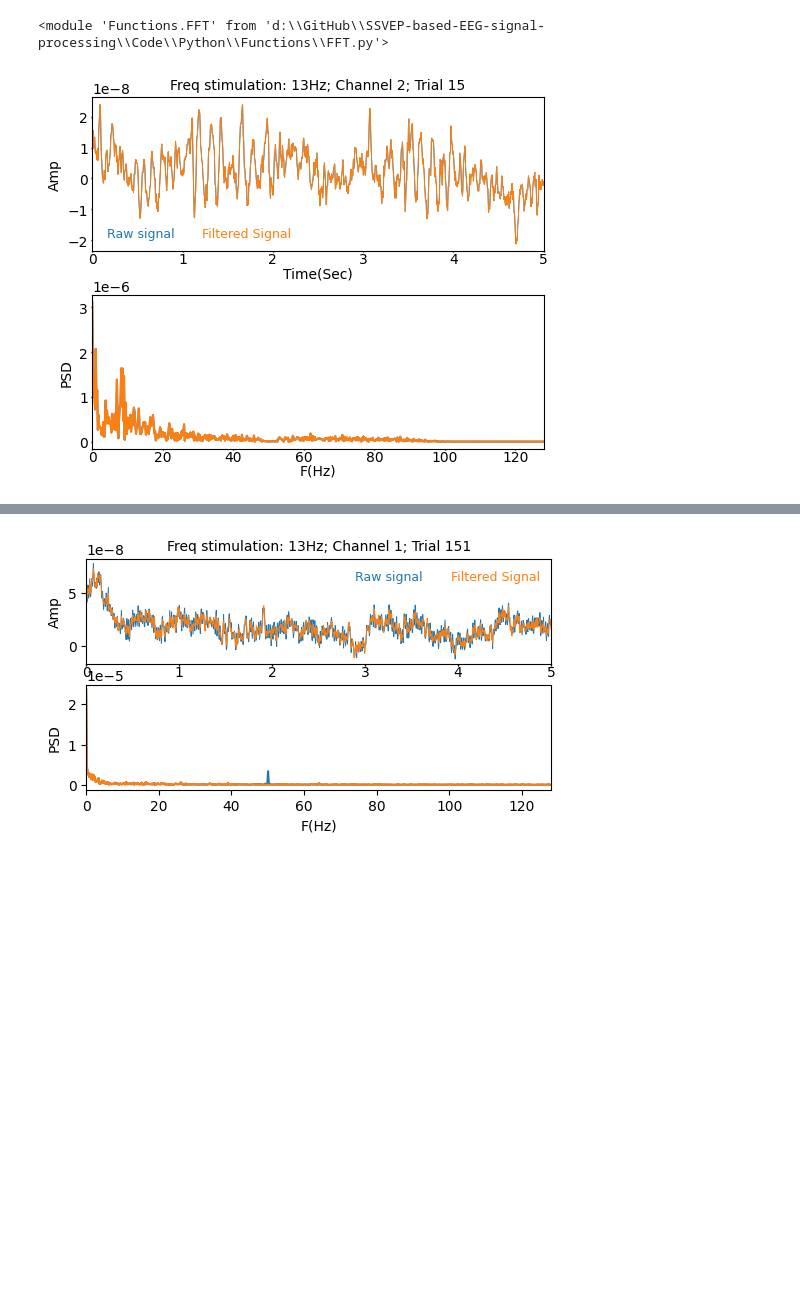
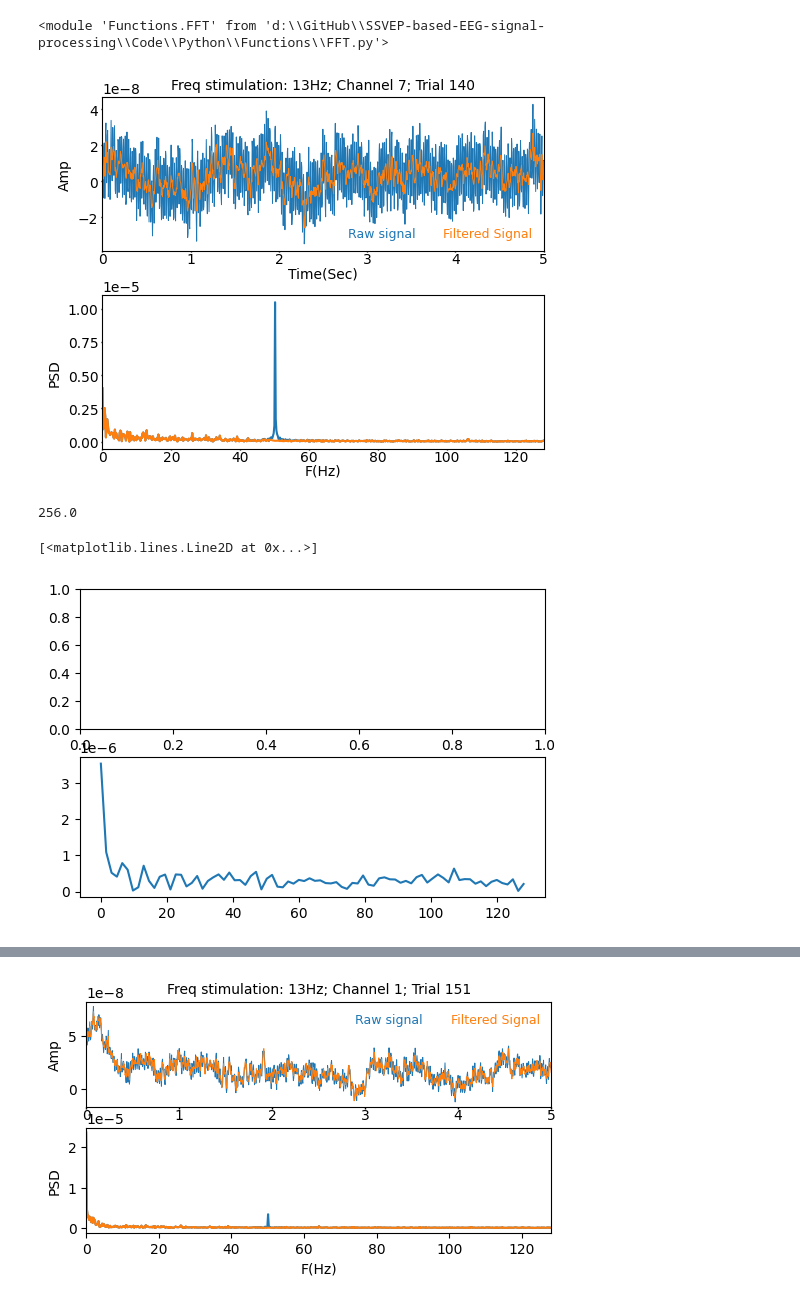
Before and after one commit to RezaSaadatyar/SSVEP-based-EEG-signal-processing, a Jupyter notebook: Code/Python/SSVEP.ipynb, the cells around one changed output, grey strips where cells are left out. Drawn from its saved outputs; the diff is of its cells as text; code cells hidden in the pictures; blank space fills up the shorter version.

```diff
--- a/Code/Python/SSVEP.ipynb
+++ b/Code/Python/SSVEP.ipynb
@@ -183,9 +186,45 @@ reload(FFT)
 # %% [output]
 <module 'Functions.FFT' from 'd:\\GitHub\\SSVEP-based-EEG-signal-processing\\Code\\Python\\Functions\\FFT.py'>
 # %%
-trial = 15      # for data with shape (samples, channels, trials)
-channel = 2
+trial = 140     # for data with shape (samples, channels, trials)
+channel = 7
 title = f"Freq stimulation: {13}Hz; Channel {channel}; Trial {trial}"
 FFT.fft(data1, data_filtered, fs, channel, trial, title, size_fig=[5, 4])
 # %% [output]
-[figure, old version]
+[figure, new version]
+# %%
+data = data1
+data_filtered = np.zeros((160, 8, 1280))
+# %%
+fs
+# %% [output]
+256.0
+# %%
+from scipy import signal
+notch_freq = 50      # Frequency to be removed from signal (Hz)
+quality_factor = 5 # Quality factor for notch filter
+b_notch, a_notch = signal.iirnotch(notch_freq, quality_factor, 256)
+if (data.ndim == 2 and data.shape[0] > data.shape[1]) or (data.ndim == 3 and data.shape[0] > data.shape[2]):
+        data = data.T
+
+for i in range(data.shape[0]):
+    data_filtered[i, :, :] = signal.filtfilt(b_notch, a_notch, data[i, :, :])
+# %%
+trial = 0      # for data with shape (samples, channels, trials)
+channel = 0
+_, axs = plt.subplots(nrows=2, sharey="row", figsize=[6,4]) # Create subplots for the figure
+time = (np.linspace(start=0, stop=len(data)/fs, num=len(data))).flatten()
+x_fft = np.fft.fft(data[:, channel, trial])
+x_filter_fft = np.fft.fft(data_filtered[:, channel, trial])
+x_psd = np.abs(x_fft[:len(x_fft)//2])                           # Calculate the one-sided power spectral density (PSD)
+x_filter_psd = np.abs(x_filter_fft[:len(x_filter_fft)//2])
+f = np.linspace(0, fs/2, len(x_fft)//2)                         # Create a frequency axis
+# ------------------------------------------ Plot Result  --------------------------------------------
+x_psd = np.abs(x_fft[:len(x_fft)//2])                           # Calculate the one-sided power spectral density (PSD)
+x_filter_psd = np.abs(x_filter_fft[:len(x_filter_fft)//2])
+f = np.linspace(0, fs/2, len(x_fft)//2)                         # Create a frequency axis
+axs[1].plot(f, x_psd)
+# axs[1].plot(f, x_filter_psd)
+# %% [output]
+[<matplotlib.lines.Line2D at 0x...>]
+[figure, added]
```
Also changed, not shown: parts of 7 cells of this notebook, 1 other file.
